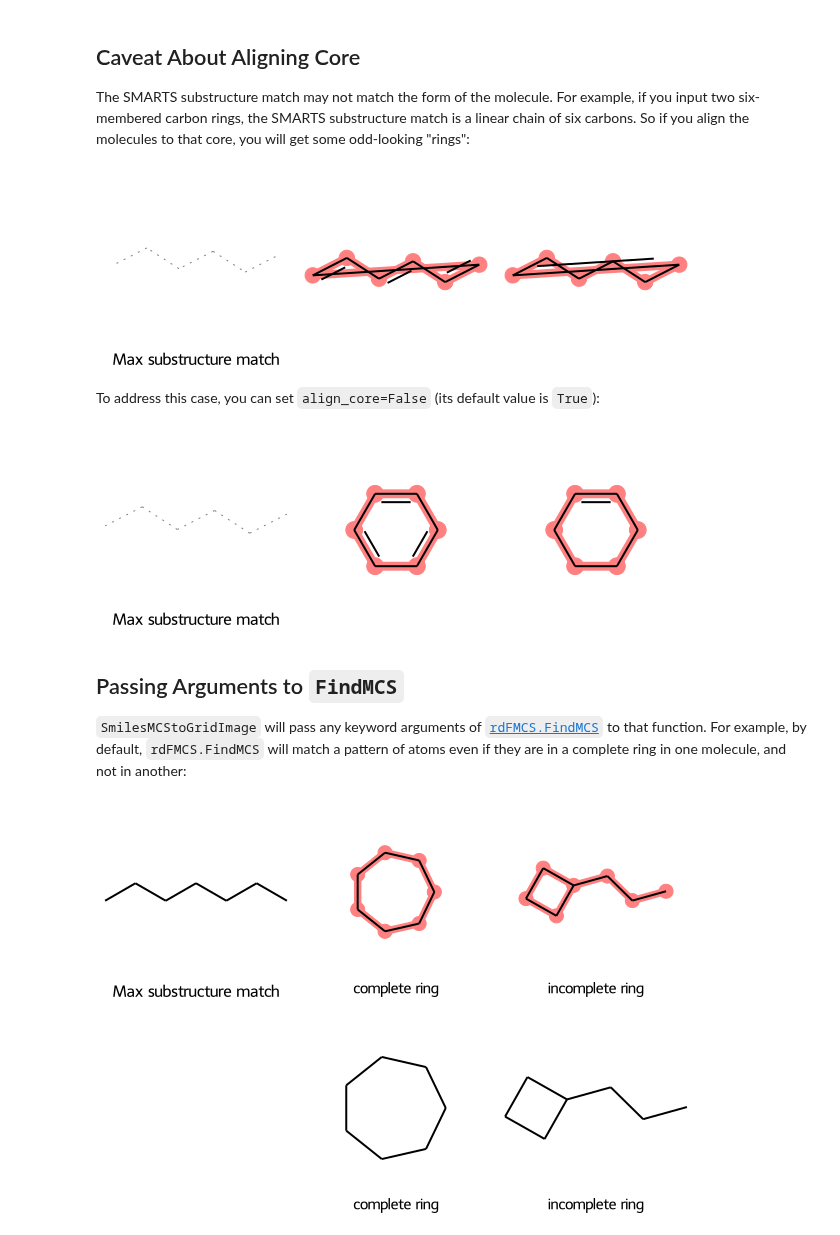
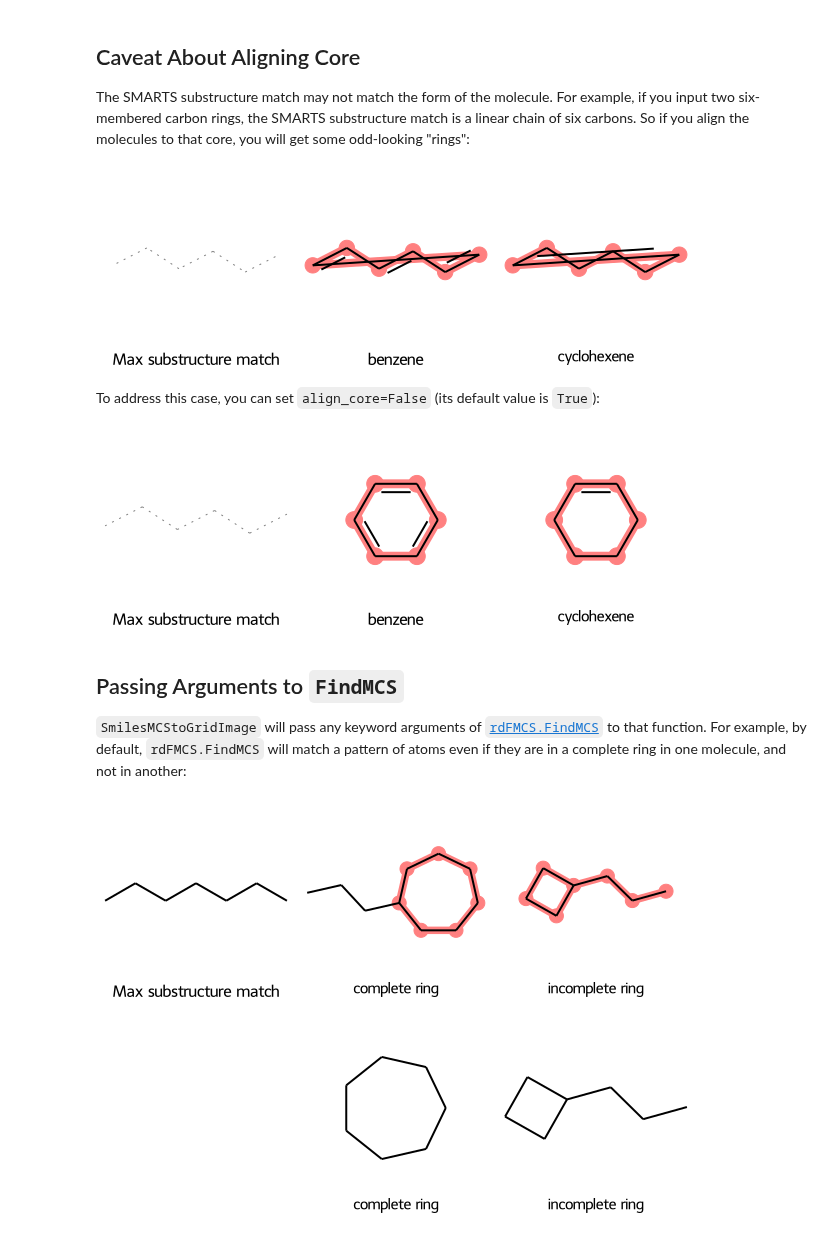
Before and after one commit to bertiewooster/RDKit-playing, a Jupyter notebook: SmilesMCStoGridImage.ipynb, the cells around one changed output. Cells and saved outputs as stored; diff of their text form; code cells hidden in the pictures.

```diff
--- a/SmilesMCStoGridImage.ipynb
+++ b/SmilesMCStoGridImage.ipynb
@@ -112,22 +121,22 @@ mols[1]
 ## Caveat About Aligning Core
 The SMARTS substructure match may not match the form of the molecule. For example, if you input two six-membered carbon rings, the SMARTS substructure match is a linear chain of six carbons. So if you align the molecules to that core, you will get some odd-looking "rings":
 # %%
-SmilesMCStoGridImage(["c1ccccc1", "C1CCCC=C1"])
+SmilesMCStoGridImage({"c1ccccc1": "benzene", "C1CCCC=C1": "cyclohexene"})
 # %% [output]
-[figure, old version]
+[figure, new version]
 # %% [markdown]
 To address this case, you can set `align_core=False` (its default value is `True`):
 # %%
-SmilesMCStoGridImage(["c1ccccc1", "C1CCCC=C1"], align_core=False)
+SmilesMCStoGridImage({"c1ccccc1": "benzene", "C1CCCC=C1": "cyclohexene"}, align_core=False)
 # %% [output]
-[figure, old version]
+[figure, new version]
 # %% [markdown]
 ## Passing Arguments to `FindMCS`
 `SmilesMCStoGridImage` will pass any keyword arguments of [`rdFMCS.FindMCS`](https://www.rdkit.org/docs/source/rdkit.Chem.rdFMCS.html) to that function. For example, by default, `rdFMCS.FindMCS` will match a pattern of atoms even if they are in a complete ring in one molecule, and not in another:
 # %%
-SmilesMCStoGridImage({"C1CCCCCC1": "complete ring", "C1CCC1CCC": "incomplete ring"}, align_core=False)
+SmilesMCStoGridImage({"C1CCCCCC1CCC": "complete ring", "C1CCC1CCC": "incomplete ring"}, align_core=False)
 # %% [output]
-[figure, old version]
+[figure, new version]
 # %%
 SmilesMCStoGridImage({"C1CCCCCC1": "complete ring", "C1CCC1CCC": "incomplete ring"}, align_core=False, completeRingsOnly=True)
 # %% [output]
```
Also changed, not shown: parts of 8 cells of this notebook.
